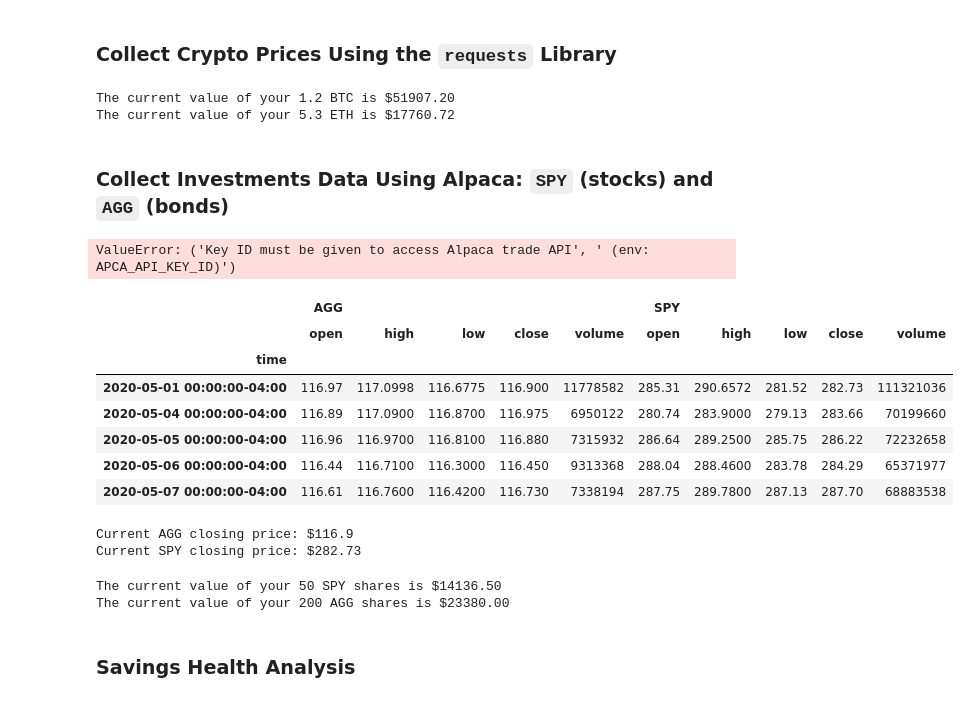
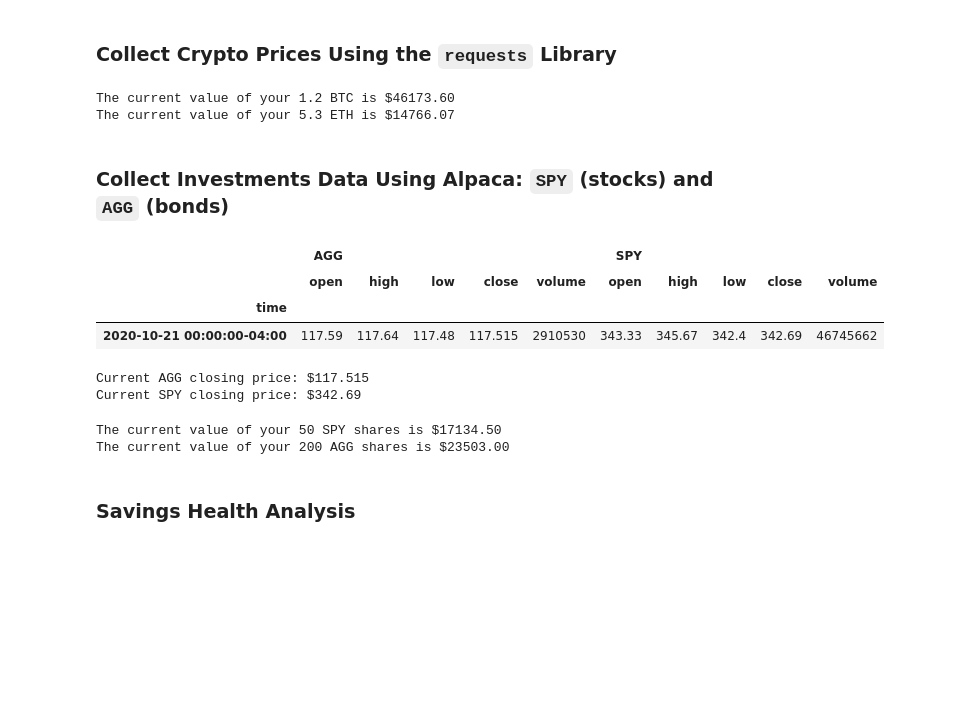
Before and after one commit to shanelk1/Financial_Planning, a Jupyter notebook: Instructions/Starter_Code/financial-planner.ipynb, the cells around one changed output. Saved outputs shown, nothing was run; the diff lists cells and outputs as text; code cells hidden in the pictures; blank space fills up the shorter version.

```diff
--- a/Instructions/Starter_Code/financial-planner.ipynb
+++ b/Instructions/Starter_Code/financial-planner.ipynb
@@ -39,15 +51,15 @@ eth_price = eth_price['data']['1027']['quotes']['USD']['price']
 # %%
 # Compute current value of my crpto
 
-my_btc_value = my_btc * btc_price
-my_eth_value = my_eth * eth_price
+total_btc_value = my_btc * btc_price
+total_eth_value = my_eth * eth_price
 
 # Print current crypto wallet balance
-print(f"The current value of your {my_btc} BTC is ${my_btc_value:0.2f}")
-print(f"The current value of your {my_eth} ETH is ${my_eth_value:0.2f}")
+print(f"The current value of your {my_btc} BTC is ${total_btc_value:0.2f}")
+print(f"The current value of your {my_eth} ETH is ${total_eth_value:0.2f}")
 # %% [output]
-The current value of your 1.2 BTC is $51907.20
-The current value of your 5.3 ETH is $17760.72
+The current value of your 1.2 BTC is $46173.60
+The current value of your 5.3 ETH is $14766.07
 # %% [markdown]
 ### Collect Investments Data Using Alpaca: `SPY` (stocks) and `AGG` (bonds)
 # %%
@@ -60,47 +72,42 @@ alpaca_api_key = os.getenv("ALPACA_API_KEY")
 alpaca_secret_key = os.getenv("ALPACA_SECRET_KEY")
 
 # Verify that Alpaca key and secret were correctly loaded
-print(f"Alpaca Key type: {type(alpaca_api_key)}")
-print(f"Alpaca Secret Key type: {type(alpaca_secret_key)}")
+#print(f"Alpaca Key type: {type(alpaca_api_key)}")
+#print(f"Alpaca Secret Key: {type(alpaca_secret_key)}")
 
 # Create the Alpaca API object
-alpaca = tradeapi.REST(
+api = tradeapi.REST(
     alpaca_api_key,
     alpaca_secret_key,
-    api_version="v2")
+    api_version="v2"
+)
-# %% [output]
-ValueError: ('Key ID must be given to access Alpaca trade API', ' (env: APCA_API_KEY_ID)')
 # %%
 # Format current date as ISO format
-today = pd.Timestamp("2020-10-21", tz="American/New York").isoformat()
+today = pd.Timestamp("2020-10-21", tz="America/New_York").isoformat()
 
 # Set the tickers
 tickers = ["AGG", "SPY"]
 
 # Set timeframe to '1D' for Alpaca API
 timeframe = "1D"
 
 # Get current closing prices for SPY and AGG
 # (use a limit=1000 parameter to call the most recent 1000 days of data)
-df_portfolio_year = alpace.get_barset(
+df_portfolio = api.get_barset(
     tickers,
     timeframe,
-    start = start,
-    end = end,
+    start = today,
+    end = today,
     limit = 1000
 ).df
 
 # Preview DataFrame
-df_porfolio
+df_portfolio.head()
 # %% [output]
 |  | AGG |  |  |  |  | SPY |  |  |  |  |
 |  | open | high | low | close | volume | open | high | low | close | volume |
 | time |  |  |  |  |  |  |  |  |  |  |
-| 2020-05-01 00:00:00-04:00 | 116.97 | 117.0998 | 116.6775 | 116.900 | 11778582 | 285.31 | 290.6572 | 281.52 | 282.73 | 111321036 |
-| 2020-05-04 00:00:00-04:00 | 116.89 | 117.0900 | 116.8700 | 116.975 | 6950122 | 280.74 | 283.9000 | 279.13 | 283.66 | 70199660 |
-| 2020-05-05 00:00:00-04:00 | 116.96 | 116.9700 | 116.8100 | 116.880 | 7315932 | 286.64 | 289.2500 | 285.75 | 286.22 | 72232658 |
-| 2020-05-06 00:00:00-04:00 | 116.44 | 116.7100 | 116.3000 | 116.450 | 9313368 | 288.04 | 288.4600 | 283.78 | 284.29 | 65371977 |
-| 2020-05-07 00:00:00-04:00 | 116.61 | 116.7600 | 116.4200 | 116.730 | 7338194 | 287.75 | 289.7800 | 287.13 | 287.70 | 68883538 |
+| 2020-10-21 00:00:00-04:00 | 117.59 | 117.64 | 117.48 | 117.515 | 2910530 | 343.33 | 345.67 | 342.4 | 342.69 | 46745662 |
 # %%
 # Pick AGG and SPY close prices
 agg_close_price = df_portfolio["AGG"]["close"].item()
@@ -110,8 +117,8 @@ spy_close_price = df_portfolio["SPY"]["close"].item()
 print(f"Current AGG closing price: ${agg_close_price}")
 print(f"Current SPY closing price: ${spy_close_price}")
 # %% [output]
-Current AGG closing price: $116.9
-Current SPY closing price: $282.73
+Current AGG closing price: $117.515
+Current SPY closing price: $342.69
 # %%
 # Compute the current value of shares
 my_spy_value = my_spy * spy_close_price
@@ -121,8 +128,8 @@ my_agg_value = my_agg * agg_close_price
 print(f"The current value of your {my_spy} SPY shares is ${my_spy_value:0.2f}")
 print(f"The current value of your {my_agg} AGG shares is ${my_agg_value:0.2f}")
 # %% [output]
-The current value of your 50 SPY shares is $14136.50
-The current value of your 200 AGG shares is $23380.00
+The current value of your 50 SPY shares is $17134.50
+The current value of your 200 AGG shares is $23503.00
 # %% [markdown]
 ### Savings Health Analysis
 # %%
```
Also changed, not shown: parts of 33 cells of this notebook, 3 other files.
